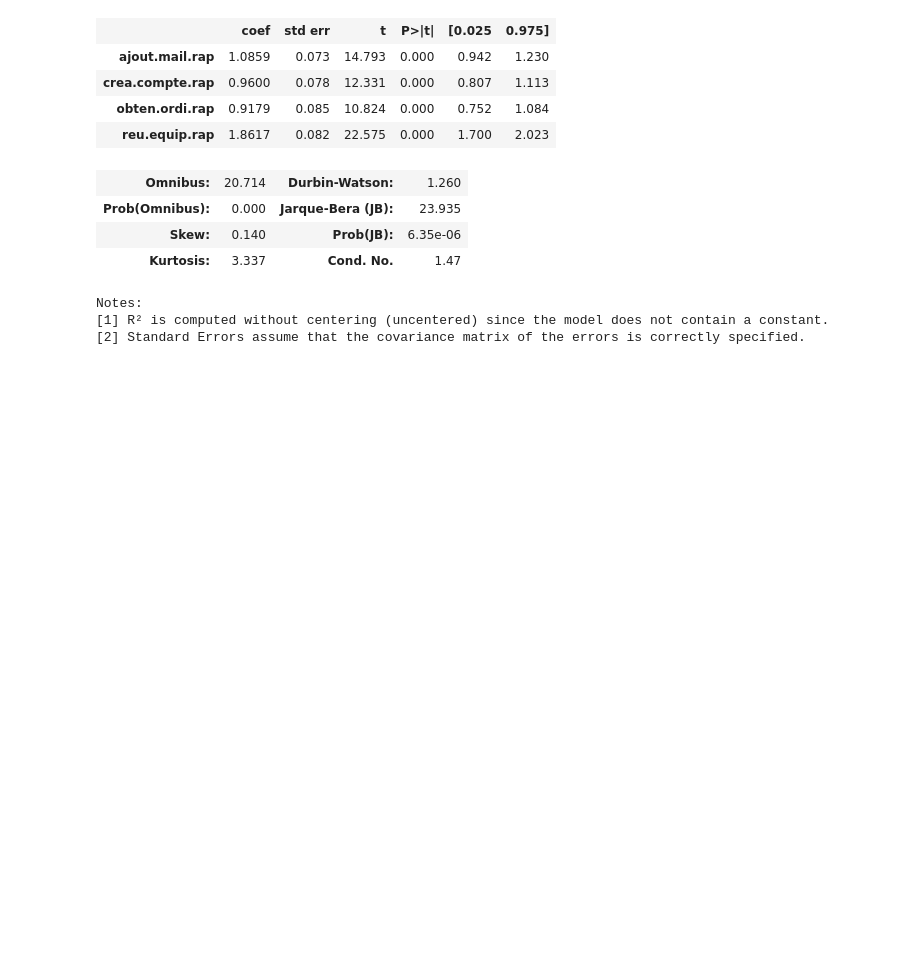
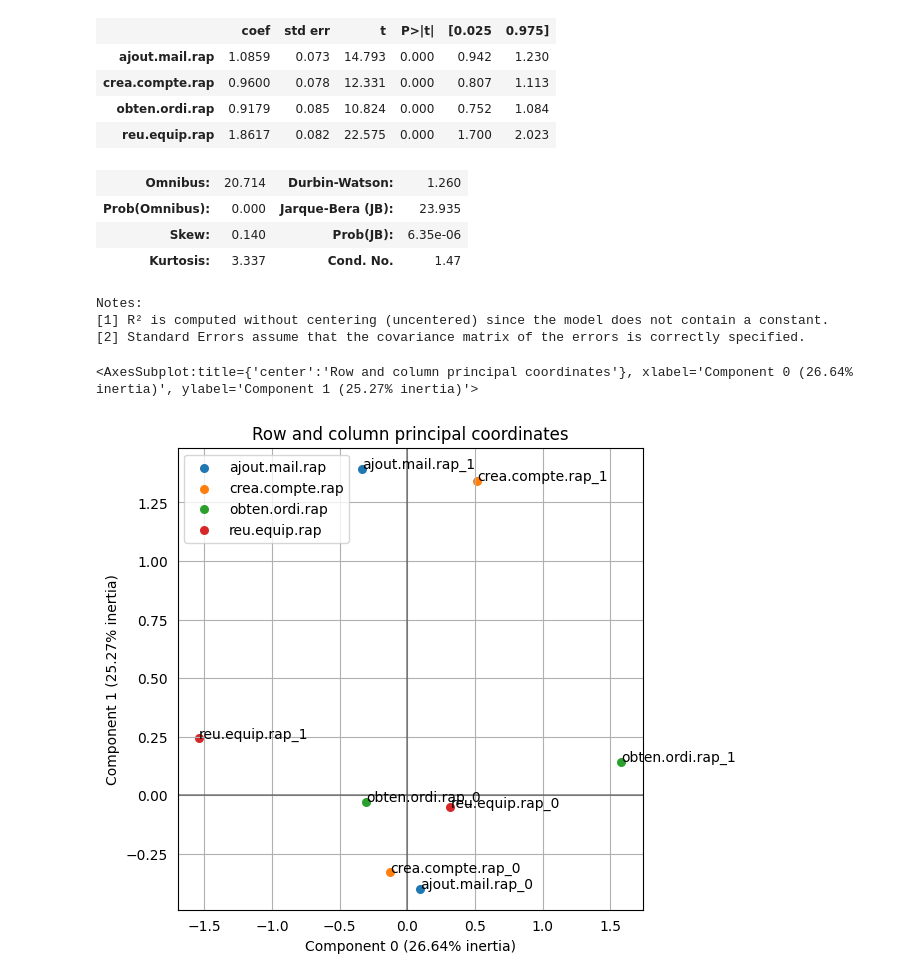
Before and after one commit to Zamanax/Bachelor-4-BI, a Jupyter notebook: Recruitment.ipynb, the cells around one changed output. Drawn from its saved outputs; the diff is of its cells as text; code cells hidden in the pictures; blank space fills up the shorter version.

Commit message:
MCA of categorical variables

```diff
--- a/Recruitment.ipynb
+++ b/Recruitment.ipynb
@@ -176,3 +178,18 @@ OLS Regression Results
 Notes:
 [1] R² is computed without centering (uncentered) since the model does not contain a constant.
 [2] Standard Errors assume that the covariance matrix of the errors is correctly specified.
+# %%
+# Categorical Variables
+recruitmentDfCategorical = recruitmentDf[["n.emails", "n.meetings", "ajout.mail.rap", "crea.compte.rap", "obten.ordi.rap", "reu.equip.rap", "score.satisf.onb"]].copy()
+recruitmentDfCategorical["ajout.mail.rap"] = recruitmentDfCategorical["ajout.mail.rap"].astype("category")
+recruitmentDfCategorical["crea.compte.rap"] = recruitmentDfCategorical["crea.compte.rap"].astype("category")
+recruitmentDfCategorical["obten.ordi.rap"] = recruitmentDfCategorical["obten.ordi.rap"].astype("category")
+recruitmentDfCategorical["reu.equip.rap"] = recruitmentDfCategorical["reu.equip.rap"].astype("category")
+# %%
+# Make MCA of the rapidity of each component of the onboarding
+mca = prince.MCA(n_components=2, n_iter=3, copy=True, check_input=True, engine='auto', random_state=42)
+mca = mca.fit(recruitmentDfCategorical[["ajout.mail.rap", "crea.compte.rap", "obten.ordi.rap", "reu.equip.rap"]])
+mca.plot_coordinates(X=recruitmentDfCategorical[["ajout.mail.rap", "crea.compte.rap", "obten.ordi.rap", "reu.equip.rap"]], ax=None, figsize=(6, 6), show_row_points=False, row_points_size=10, show_row_labels=False, show_column_points=True, column_points_size=30, show_column_labels=True, legend_n_cols=1)
+# %% [output]
+<AxesSubplot:title={'center':'Row and column principal coordinates'}, xlabel='Component 0 (26.64% inertia)', ylabel='Component 1 (25.27% inertia)'>
+[figure, added]
```
Also changed, not shown: parts of 2 cells of this notebook.
